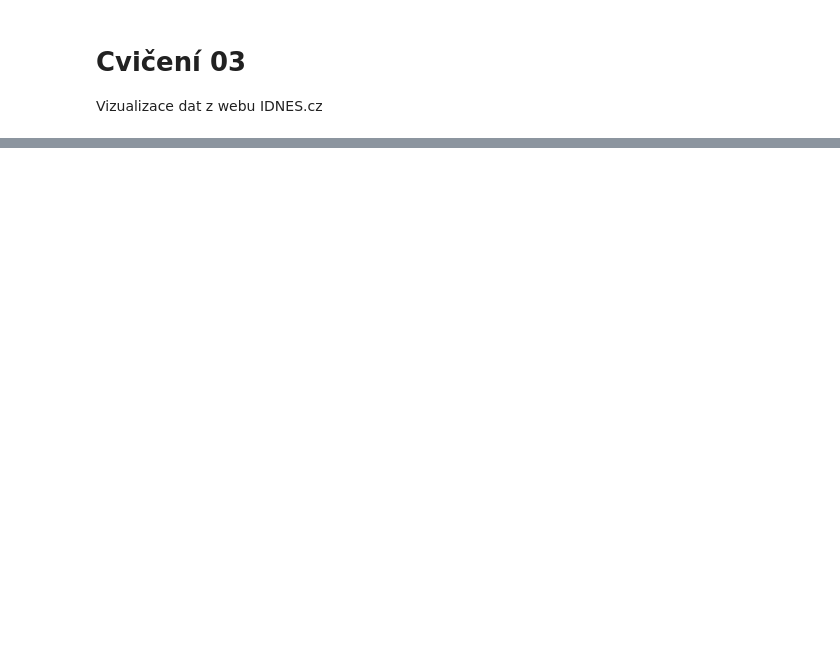
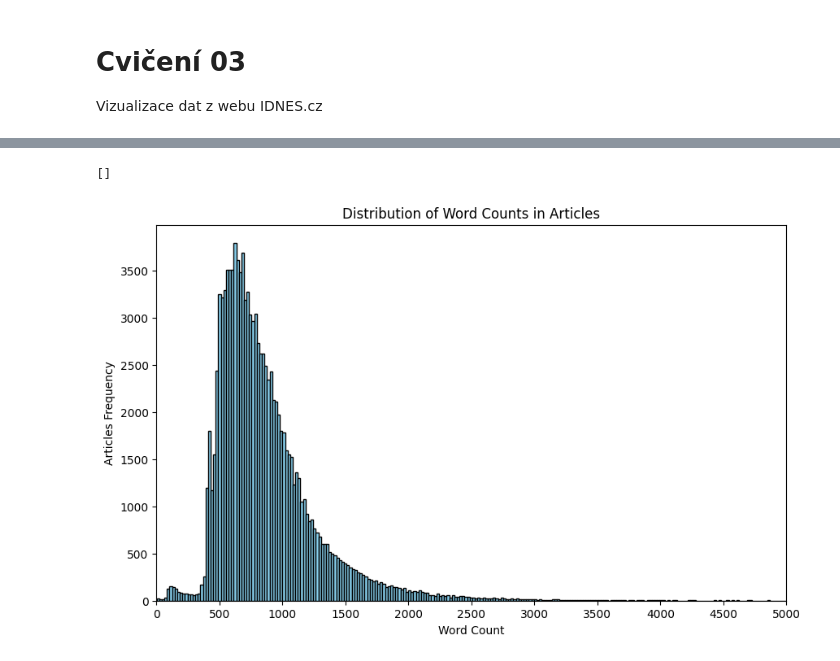
Before and after one commit to KyryloYefremov/TUL-TPB-2024-25, a Jupyter notebook: cv03/visualizer.ipynb, the cells around one changed output, grey strips where cells are left out. Cells and saved outputs as stored; diff of their text form; code cells hidden in the pictures; blank space fills up the shorter version.

```diff
--- a/cv03/visualizer.ipynb
+++ b/cv03/visualizer.ipynb
@@ -25,0 +78,23 @@ FileNotFoundError: [Errno 2] No such file or directory: '/Users/kirillefremov/de
+# %%
+articles_word_num = []
+articles_word_len = []
+for text in df.text:
+    # 5
+    words = re.findall(r'\b\w+\b', text.lower())
+    articles_word_num.append(len(words))
+    # 6
+    lengthes = [len(w) for w in words]
+    articles_word_len.append(sum(lengthes) / len(lengthes))
+# %%
+plt.figure(figsize=(10, 6))
+plt.hist(articles_word_num, bins=len(articles_word_num) // 100, color='skyblue', edgecolor='black')
+plt.xlim(0, 5000)
+ticks = range(0, 5001, 500)
+plt.xticks(ticks)
+plt.title('Distribution of Word Counts in Articles')
+plt.xlabel('Word Count')
+plt.ylabel('Articles Frequency')
+plt.plot()
+# %% [output]
+[]
+[figure, added]
```
Also changed, not shown: parts of 19 cells of this notebook.
